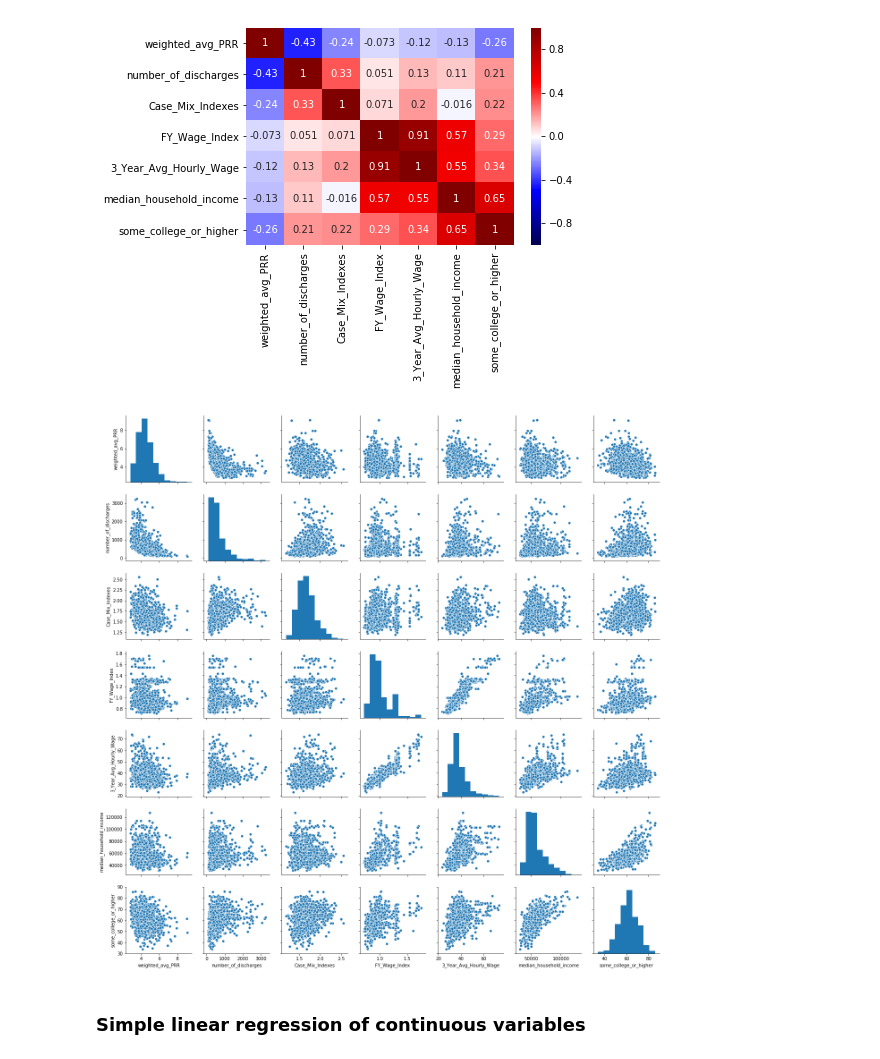
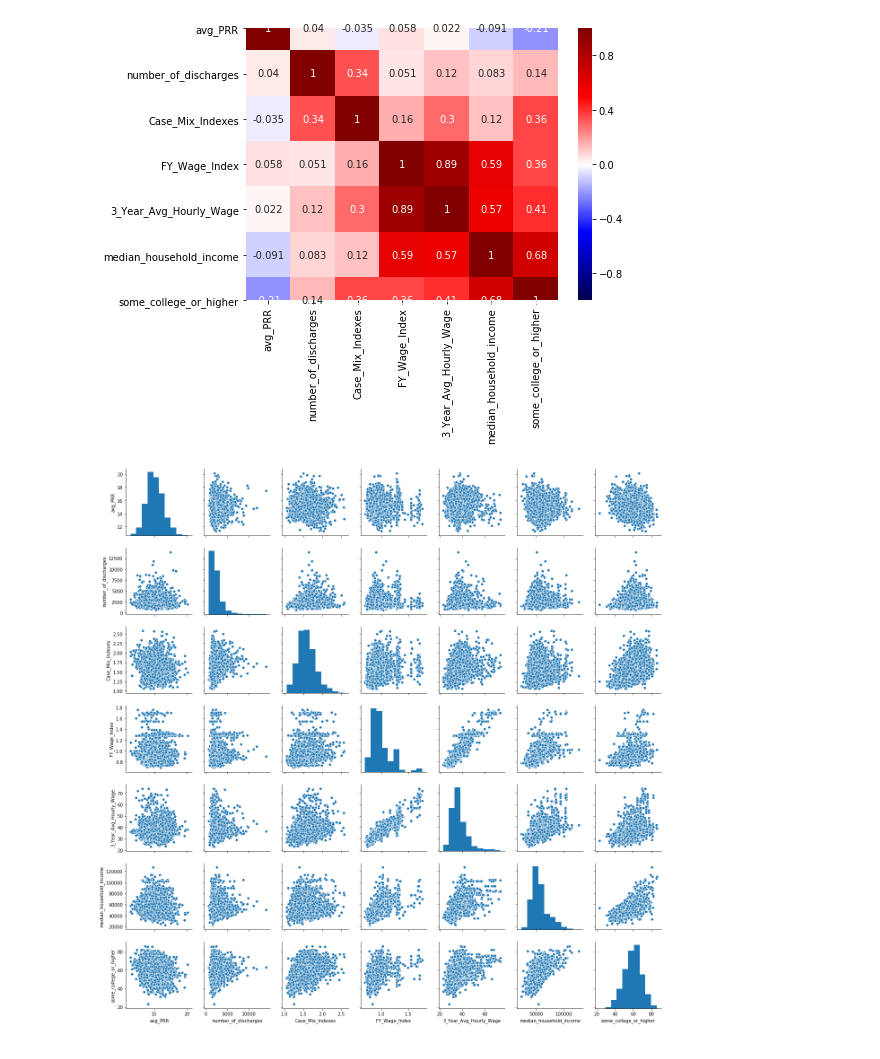
Before and after one commit to jocelynlau/metis-projects-2-5, a Jupyter notebook: project 2/modeling.ipynb, the cells around one changed output. Drawn from its saved outputs; the diff is of its cells as text; code cells hidden in the pictures.

```diff
--- a/project 2/modeling.ipynb
+++ b/project 2/modeling.ipynb
@@ -61,12 +80,8 @@ memory usage: 232.0+ KB
 # %%
 #Check correlation of continuous variables
 
-hosp1 = hosp.loc[:,['weighted_avg_PRR','number_of_discharges','Case_Mix_Indexes','FY_Wage_Index',
+hosp1 = hosp.loc[:,['avg_PRR','number_of_discharges','Case_Mix_Indexes','FY_Wage_Index',
                  '3_Year_Avg_Hourly_Wage','median_household_income','some_college_or_higher']]
-# #remove the alternative outcome calcs
-# hosp = hosp.drop(columns=['number_of_readmissions','raw_avg_readmitrate',
-#                           'measure_name','weighted_avg_ERR','weighted_avg_EXCESS'])
 
-#'3_Year_Avg_Hourly_Wage_15_16_17','median_household_income',
 hosp1.corr()
 # %% [output]
@@ -81,10 +96,9 @@ hosp1.corr()
 # %%
+plt.figure(figsize=(7,5))
 sns.heatmap(hosp1.corr(), cmap="seismic", annot=True, vmin=-1, vmax=1);
 # %% [output]
-[figure, old version]
+[figure, new version]
 # %%
 sns.pairplot(hosp1);
 # %% [output]
-[figure, old version]
+[figure, new version]
-# %% [markdown]
-### Simple linear regression of continuous variables
```
Also changed, not shown: parts of 119 cells of this notebook, 2 other files.
